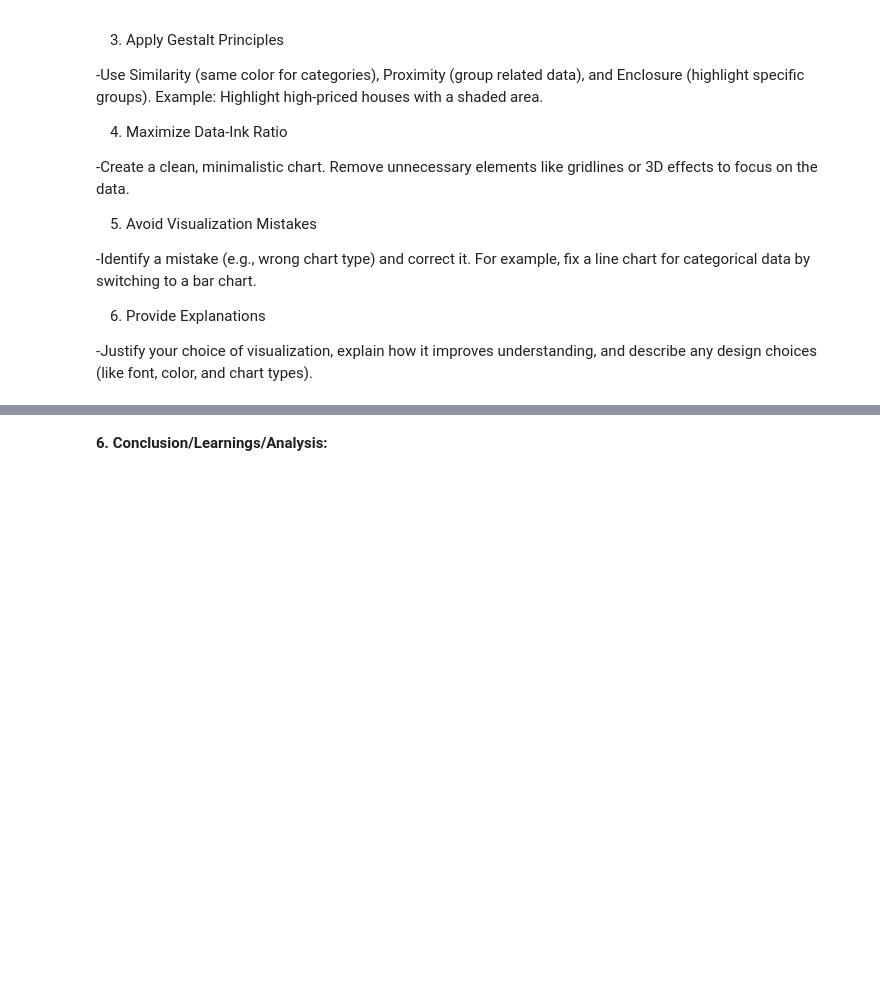
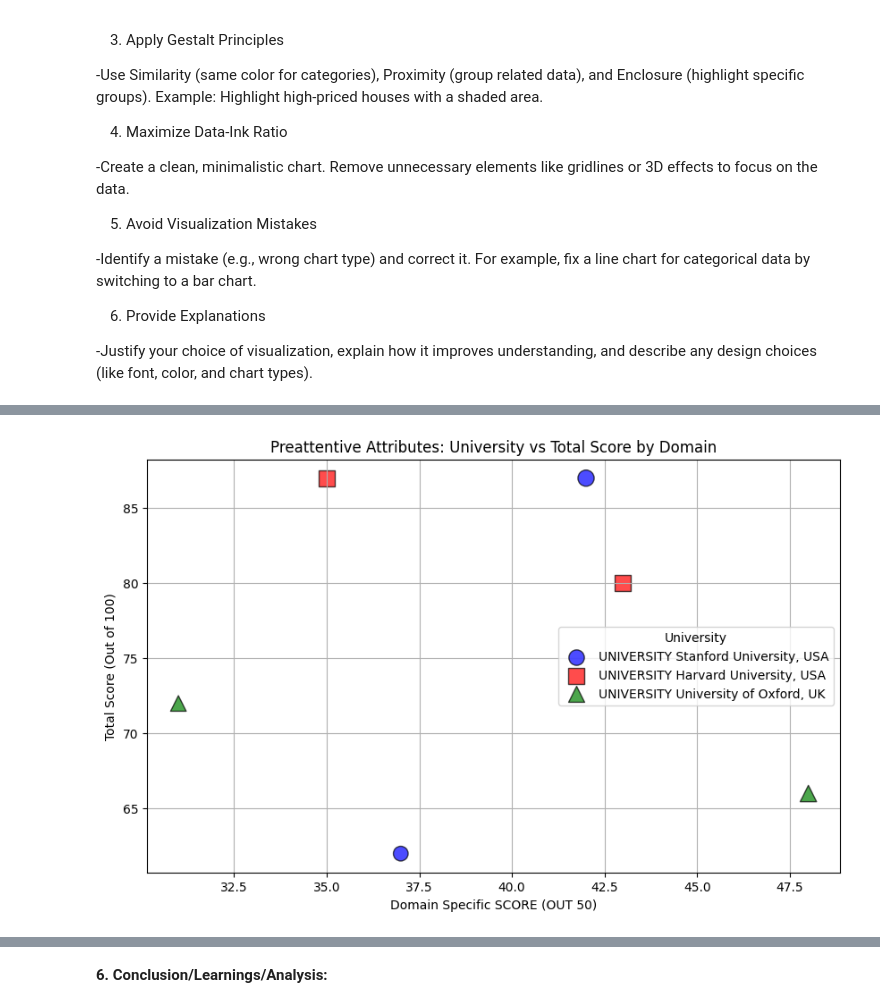
Before and after one commit to jazmin-reyes03/CPE-031---Visualization-and-Data-Analysis, a Jupyter notebook: REYES_JAZMIN_Hands_On_Activity_6_|_Data_Visualization_and_Design.ipynb, the cells around one changed output, grey strips where cells are left out. Drawn from its saved outputs; the diff is of its cells as text; code cells hidden in the pictures; blank space fills up the shorter version.

```diff
--- a/REYES_JAZMIN_Hands_On_Activity_6_|_Data_Visualization_and_Design.ipynb
+++ b/REYES_JAZMIN_Hands_On_Activity_6_|_Data_Visualization_and_Design.ipynb
@@ -629,0 +630,25 @@ df
+# %%
+#2. Apply Preattentive Attributes
+
+colors = {'Stanford University, USA': 'blue','Harvard University, USA': 'red', 'University of Oxford, UK': 'green'} # Added Oxford
+shapes = {'Stanford University, USA': 'o', 'Harvard University, USA': 's', 'University of Oxford, UK': '^'} # Added Oxford
+
+plt.figure(figsize=(10,6))
+for uni in df['UNIVERSITY'].unique():
+    subset = df[df['UNIVERSITY'] == uni]
+    plt.scatter(subset['Domain Specific SCORE (OUT 50)'], subset['TOTAL SCORE (OUT of 100)'],
+                s=subset['PERCENTILE']*200,   # Bubble size = percentile
+                c=colors[uni],               # Color by university
+                marker=shapes[uni],          # Shape by university
+                alpha=0.7,
+                edgecolors='black',
+                label=f'UNIVERSITY {uni}')
+
+plt.title("Preattentive Attributes: University vs Total Score by Domain")
+plt.xlabel("Domain Specific SCORE (OUT 50)")
+plt.ylabel("Total Score (Out of 100)")
+plt.legend(title="University")
+plt.grid(True)
+plt.show()
+# %% [output]
+[figure, added]
```
Also changed, not shown: parts of 7 cells of this notebook.
